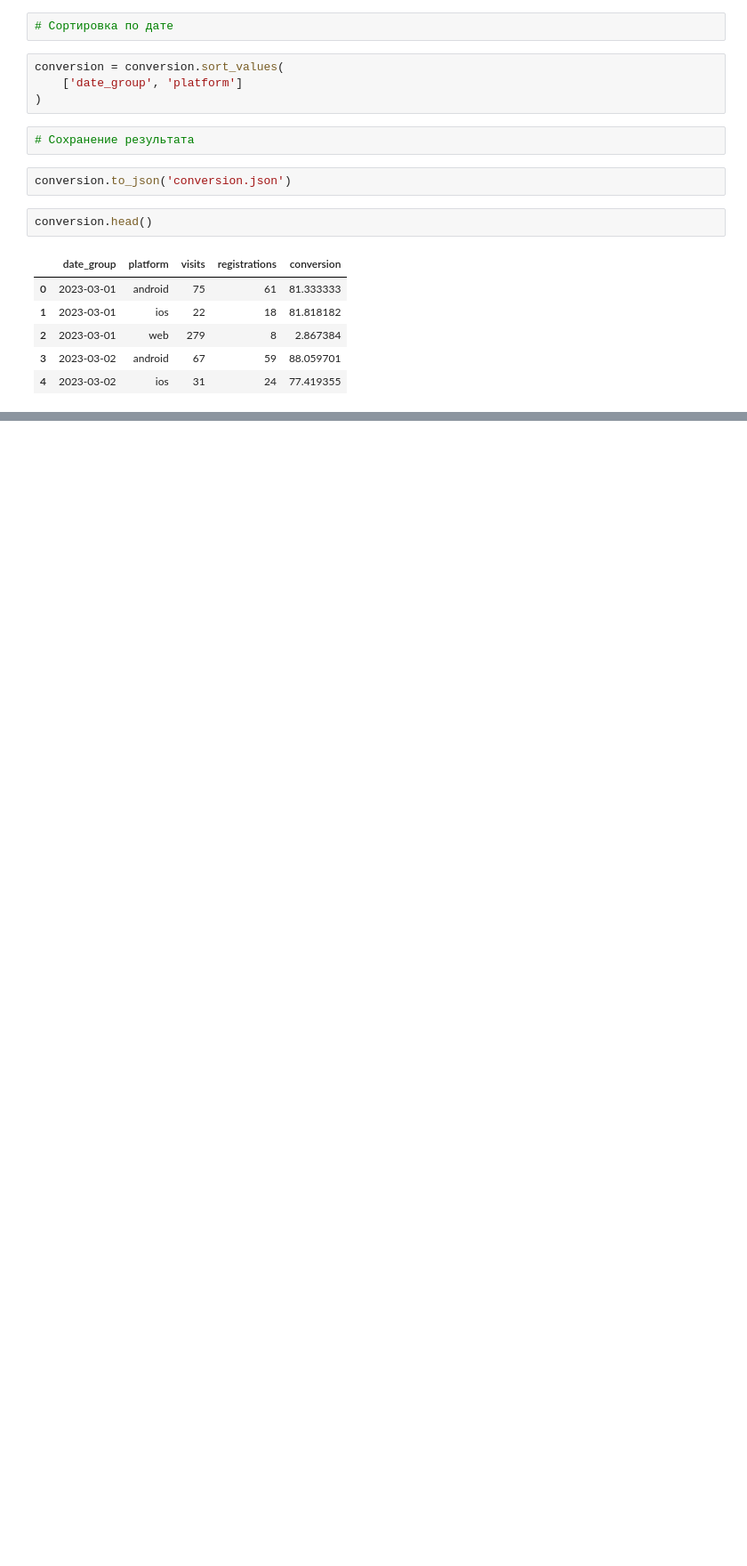
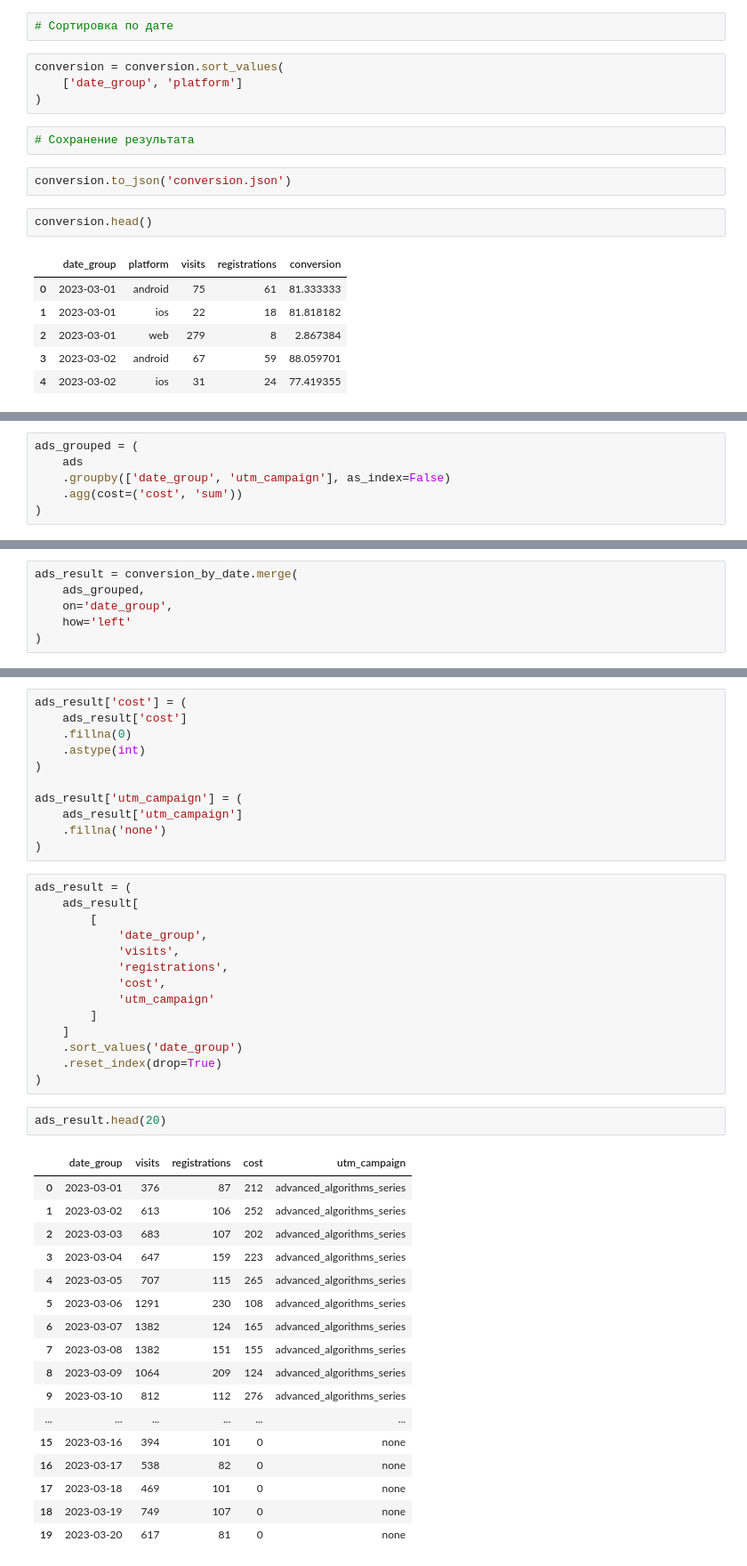
Before and after one commit to lenaromashkova/data-analytics-project-100, a Jupyter notebook: solution.ipynb, the cells around one changed output, grey strips where cells are left out. Shown at 89% size. Cells and saved outputs as stored; diff of their text form; blank space fills up the shorter version.

```diff
--- a/solution.ipynb
+++ b/solution.ipynb
@@ -265,0 +299,6 @@ conversion.head()
+# %%
+ads_grouped = (
+    ads
+    .groupby(['date_group', 'utm_campaign'], as_index=False)
+    .agg(cost=('cost', 'sum'))
+)
@@ -265,0 +307,6 @@ conversion.head()
+# %%
+ads_result = conversion_by_date.merge(
+    ads_grouped,
+    on='date_group',
+    how='left'
+)
@@ -265,0 +315,45 @@ conversion.head()
+# %%
+ads_result['cost'] = (
+    ads_result['cost']
+    .fillna(0)
+    .astype(int)
+)
+
+ads_result['utm_campaign'] = (
+    ads_result['utm_campaign']
+    .fillna('none')
+)
+# %%
+ads_result = (
+    ads_result[
+        [
+            'date_group',
+            'visits',
+            'registrations',
+            'cost',
+            'utm_campaign'
+        ]
+    ]
+    .sort_values('date_group')
+    .reset_index(drop=True)
+)
+# %%
+ads_result.head(20)
+# %% [output]
+|  | date_group | visits | registrations | cost | utm_campaign |
+| 0 | 2023-03-01 | 376 | 87 | 212 | advanced_algorithms_series |
+| 1 | 2023-03-02 | 613 | 106 | 252 | advanced_algorithms_series |
+| 2 | 2023-03-03 | 683 | 107 | 202 | advanced_algorithms_series |
+| 3 | 2023-03-04 | 647 | 159 | 223 | advanced_algorithms_series |
+| 4 | 2023-03-05 | 707 | 115 | 265 | advanced_algorithms_series |
+| 5 | 2023-03-06 | 1291 | 230 | 108 | advanced_algorithms_series |
+| 6 | 2023-03-07 | 1382 | 124 | 165 | advanced_algorithms_series |
+| 7 | 2023-03-08 | 1382 | 151 | 155 | advanced_algorithms_series |
+| 8 | 2023-03-09 | 1064 | 209 | 124 | advanced_algorithms_series |
+| 9 | 2023-03-10 | 812 | 112 | 276 | advanced_algorithms_series |
+| ... | ... | ... | ... | ... | ... |
+| 15 | 2023-03-16 | 394 | 101 | 0 | none |
+| 16 | 2023-03-17 | 538 | 82 | 0 | none |
+| 17 | 2023-03-18 | 469 | 101 | 0 | none |
+| 18 | 2023-03-19 | 749 | 107 | 0 | none |
+| 19 | 2023-03-20 | 617 | 81 | 0 | none |
```
Also changed, not shown: parts of 10 cells of this notebook, 1 other file.
